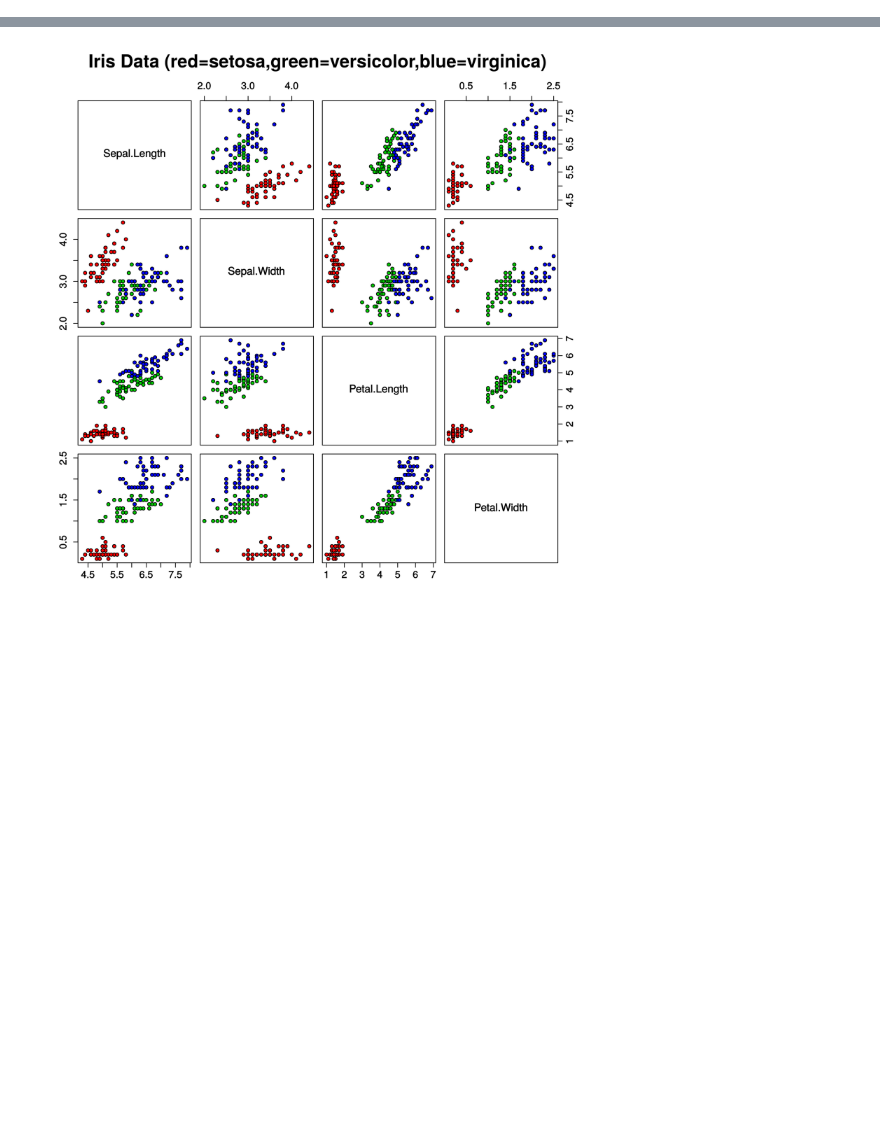
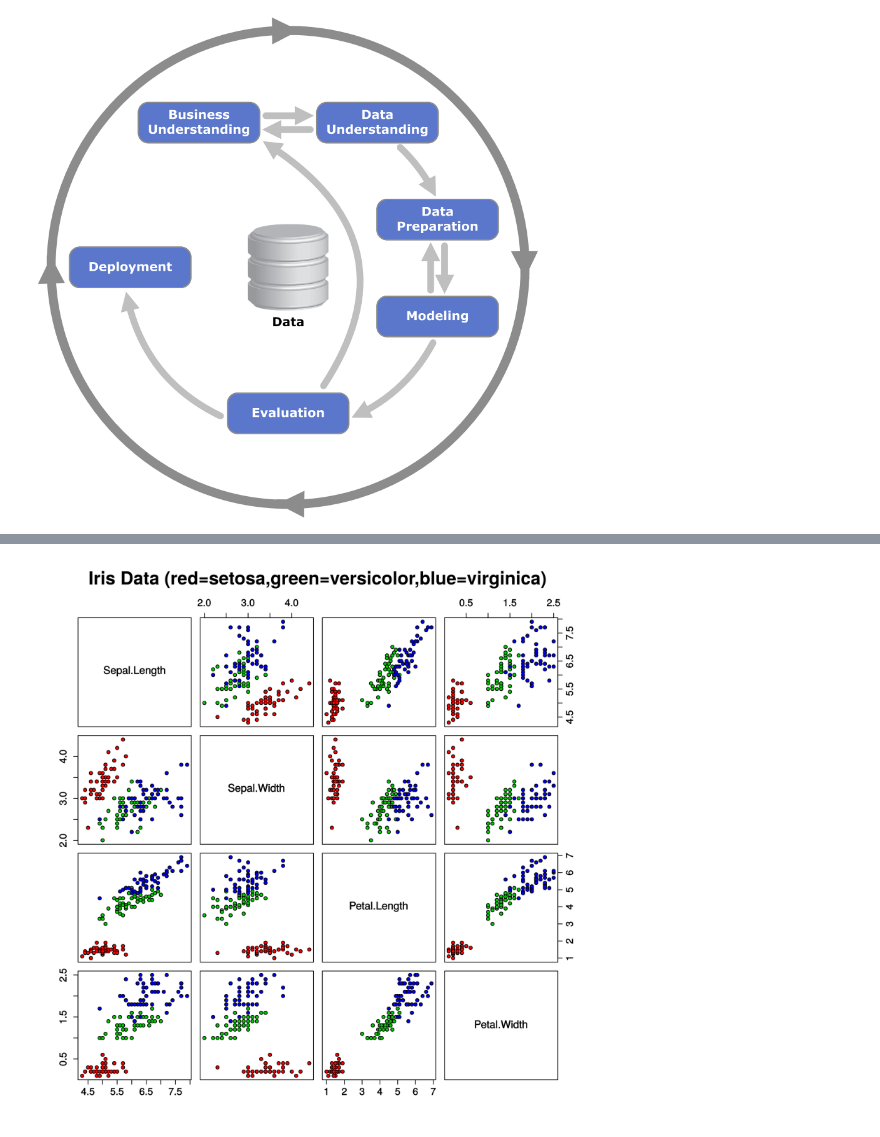
Before and after one commit to maripqz/WWC-Workshop-Intro-to-Machine-Learning, a Jupyter notebook: Lecture_Notes.ipynb, the cells around one changed output, grey strips where cells are left out. Drawn from its saved outputs; the diff is of its cells as text; code cells hidden in the pictures; blank space fills up the shorter version.

Commit message:
added data, updated lecture notes

```diff
--- a/Lecture_Notes.ipynb
+++ b/Lecture_Notes.ipynb
@@ -16,0 +18,4 @@ import pandas as pd
+# %%
+Image(data="img/CRISP-DM_Process_Diagram.png", width=500, height=500)
+# %% [output]
+[figure, added]
```
Also changed, not shown: parts of 10 cells of this notebook, 3 other files.
